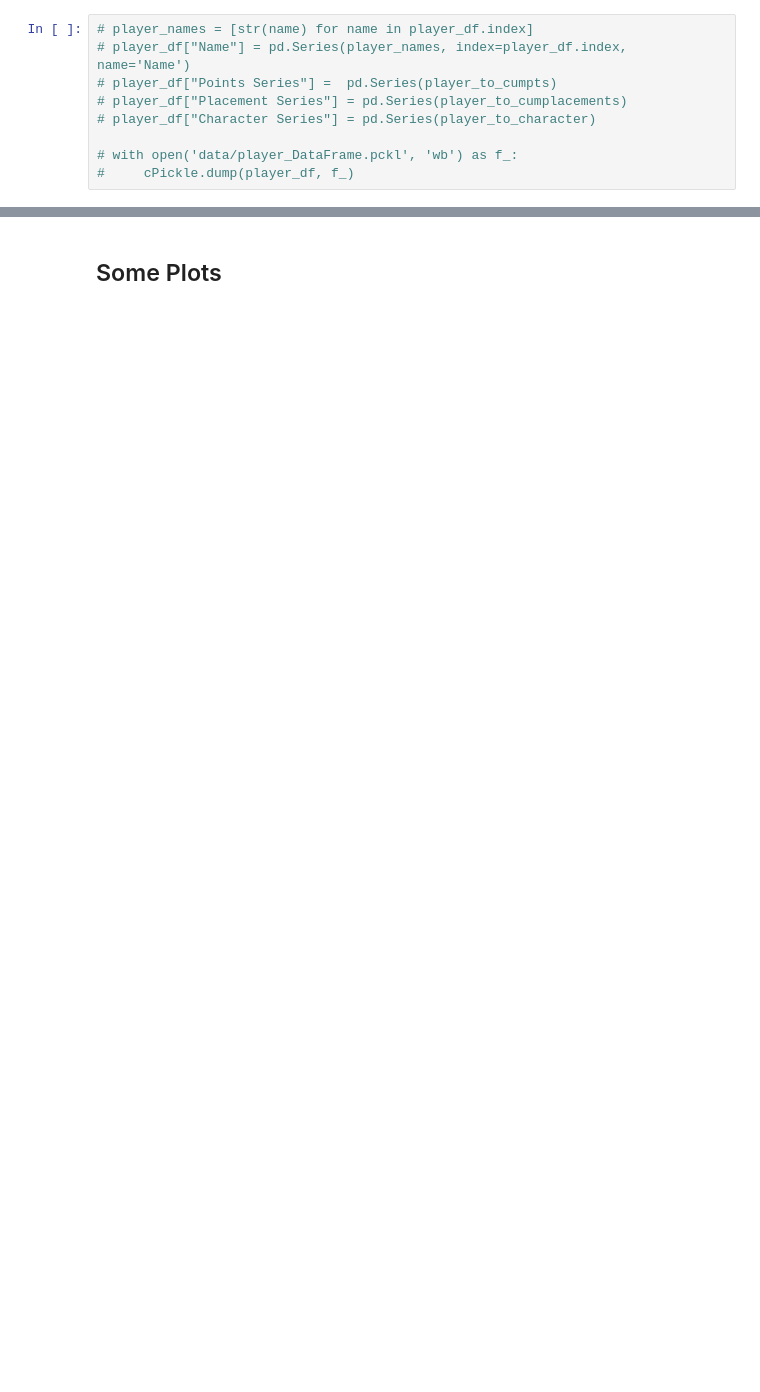
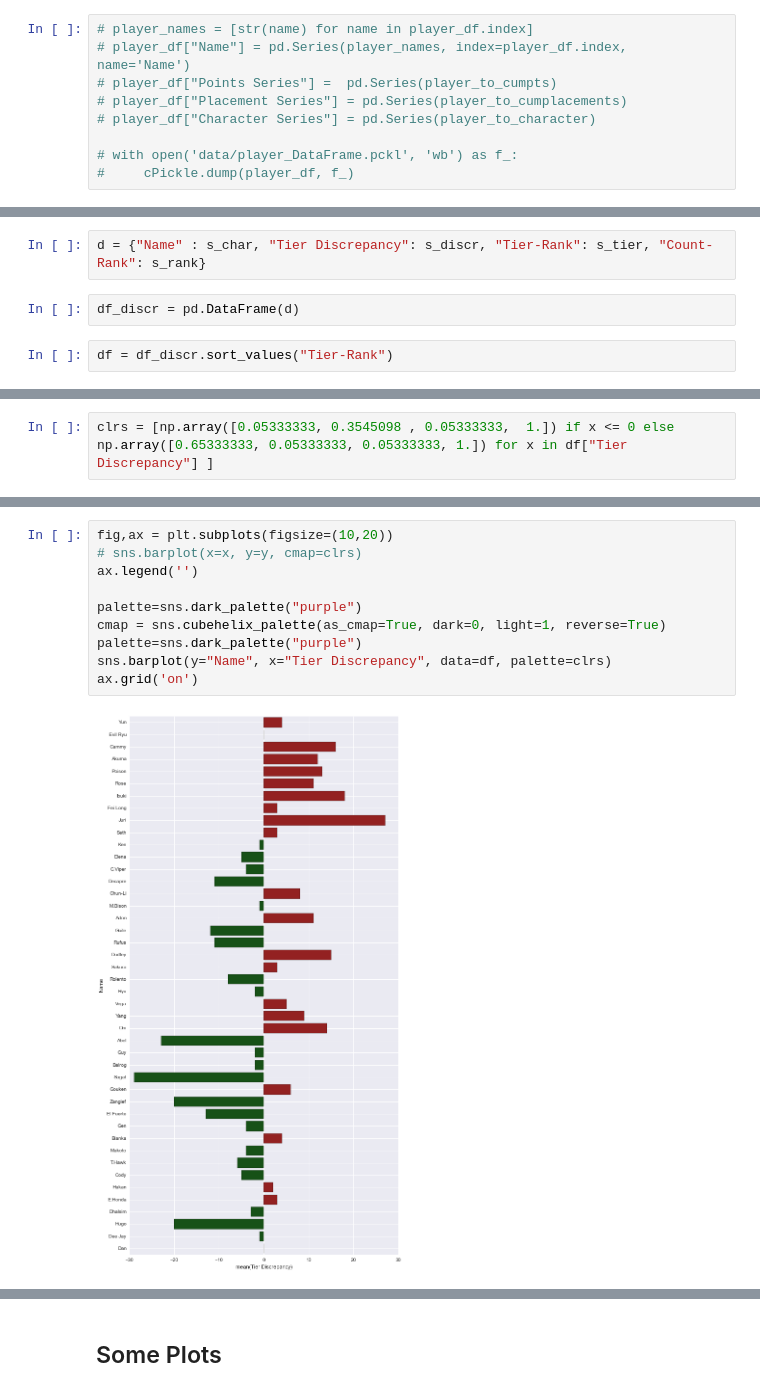
Before and after one commit to meowklaski/CPTAnaly, a Jupyter notebook: Plotting_Data.ipynb, the cells around one changed output, grey strips where cells are left out. Cells and saved outputs as stored; diff of their text form; blank space fills up the shorter version.

```diff
--- a/Plotting_Data.ipynb
+++ b/Plotting_Data.ipynb
@@ -45,0 +94,6 @@ with open('data/player_DataFrame.pckl', 'rb') as f_:
+# %%
+d = {"Name" : s_char, "Tier Discrepancy": s_discr, "Tier-Rank": s_tier, "Count-Rank": s_rank}
+# %%
+df_discr = pd.DataFrame(d)
+# %%
+df = df_discr.sort_values("Tier-Rank")
@@ -45,0 +132,2 @@ with open('data/player_DataFrame.pckl', 'rb') as f_:
+# %%
+clrs = [np.array([0.05333333, 0.3545098 , 0.05333333,  1.]) if x <= 0 else np.array([0.65333333, 0.05333333, 0.05333333, 1.]) for x in df["Tier Discrepancy"] ]
@@ -45,0 +164,12 @@ with open('data/player_DataFrame.pckl', 'rb') as f_:
+# %%
+fig,ax = plt.subplots(figsize=(10,20))
+# sns.barplot(x=x, y=y, cmap=clrs)
+ax.legend('')
+
+palette=sns.dark_palette("purple")
+cmap = sns.cubehelix_palette(as_cmap=True, dark=0, light=1, reverse=True)
+palette=sns.dark_palette("purple")
+sns.barplot(y="Name", x="Tier Discrepancy", data=df, palette=clrs)
+ax.grid('on')
+# %% [output]
+[figure, added]
```
Also changed, not shown: parts of 24 cells of this notebook, 3 other files.
